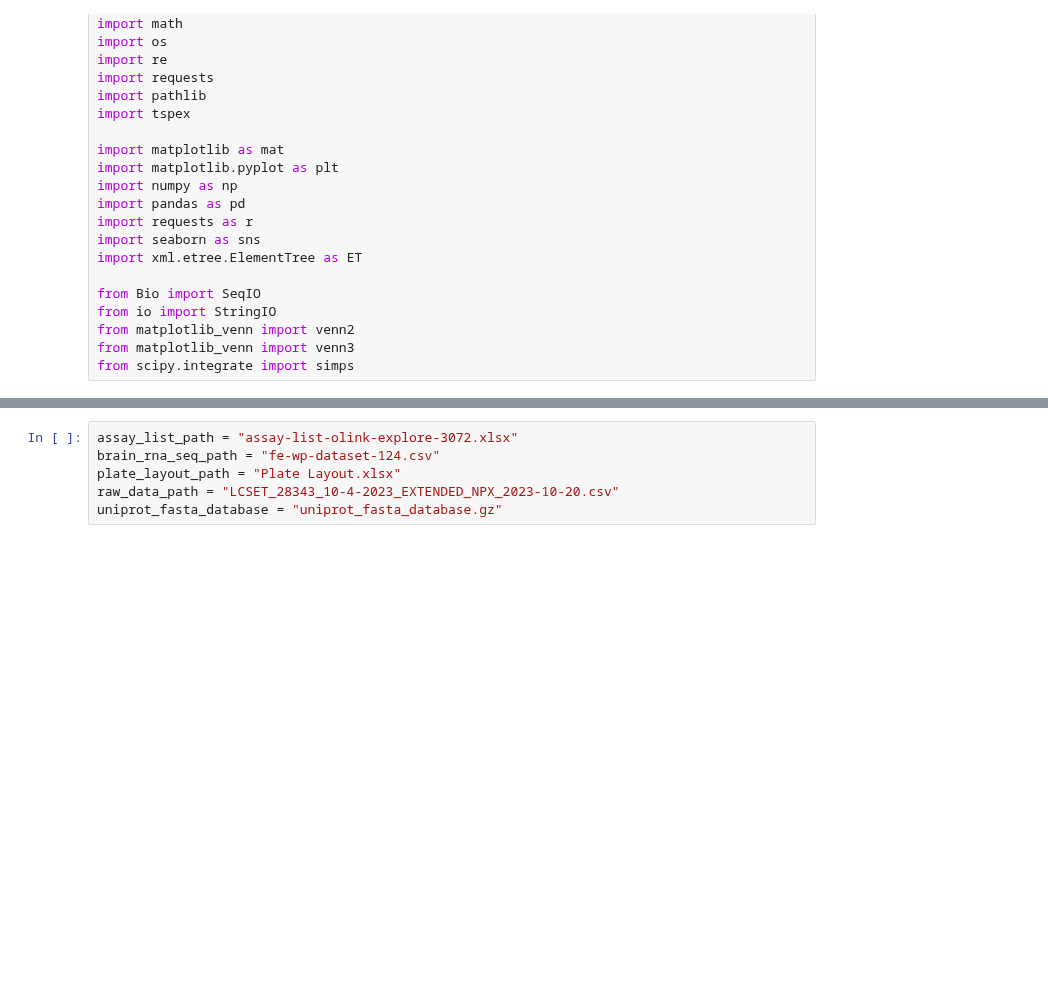
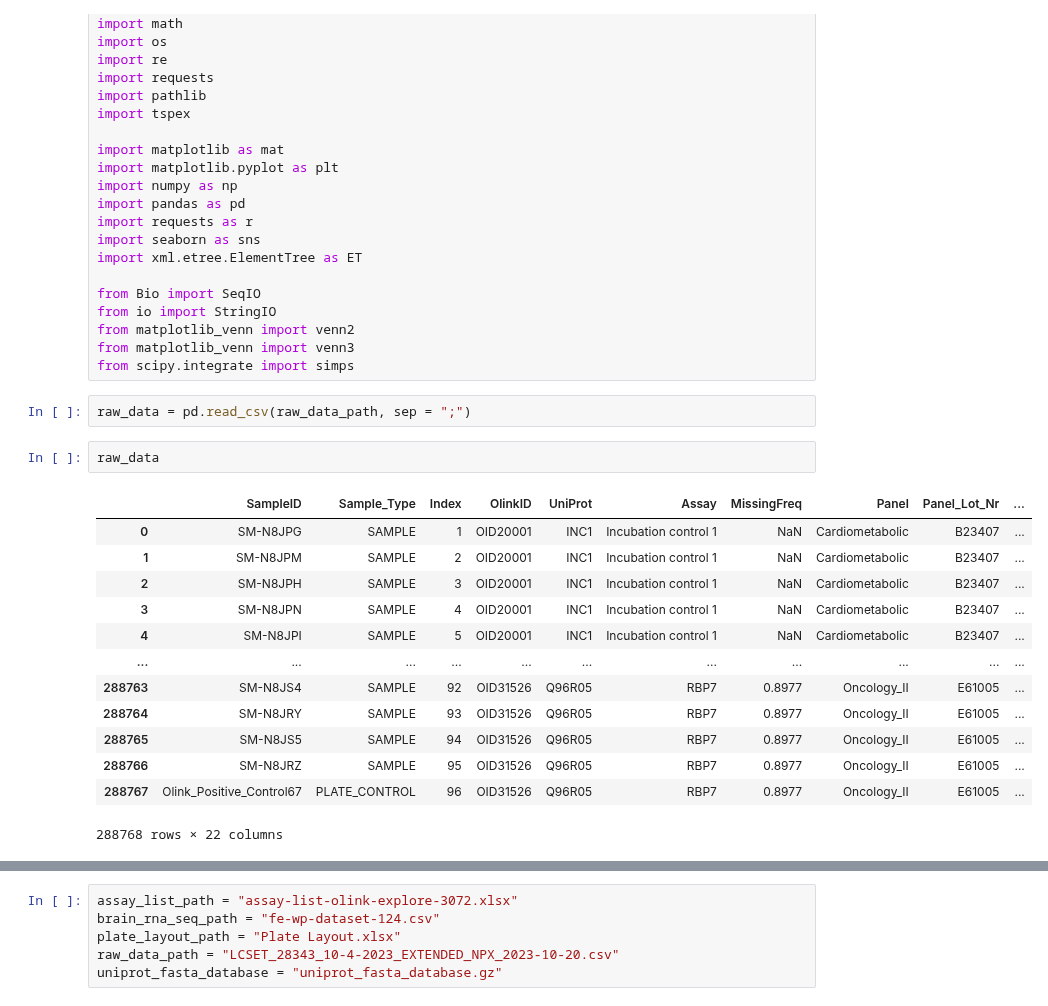
Before and after one commit to Walt-Lab/bdev_mass_spec, a Jupyter notebook: olink_analysis_final.ipynb, the cells around one changed output, grey strips where cells are left out. Cells and saved outputs as stored; diff of their text form; blank space fills up the shorter version.

```diff
--- a/olink_analysis_final.ipynb
+++ b/olink_analysis_final.ipynb
@@ -27,3 +27,21 @@ from io import StringIO
 from matplotlib_venn import venn2
 from matplotlib_venn import venn3
 from scipy.integrate import simps
+# %%
+raw_data = pd.read_csv(raw_data_path, sep = ";")
+# %%
+raw_data
+# %% [output]
+|  | SampleID | Sample_Type | Index | OlinkID | UniProt | Assay | MissingFreq | Panel | Panel_Lot_Nr | ... |
+| 0 | SM-N8JPG | SAMPLE | 1 | OID20001 | INC1 | Incubation control 1 | NaN | Cardiometabolic | B23407 | ... |
+| 1 | SM-N8JPM | SAMPLE | 2 | OID20001 | INC1 | Incubation control 1 | NaN | Cardiometabolic | B23407 | ... |
+| 2 | SM-N8JPH | SAMPLE | 3 | OID20001 | INC1 | Incubation control 1 | NaN | Cardiometabolic | B23407 | ... |
+| 3 | SM-N8JPN | SAMPLE | 4 | OID20001 | INC1 | Incubation control 1 | NaN | Cardiometabolic | B23407 | ... |
+| 4 | SM-N8JPI | SAMPLE | 5 | OID20001 | INC1 | Incubation control 1 | NaN | Cardiometabolic | B23407 | ... |
+| ... | ... | ... | ... | ... | ... | ... | ... | ... | ... | ... |
+| 288763 | SM-N8JS4 | SAMPLE | 92 | OID31526 | Q96R05 | RBP7 | 0.8977 | Oncology_II | E61005 | ... |
+| 288764 | SM-N8JRY | SAMPLE | 93 | OID31526 | Q96R05 | RBP7 | 0.8977 | Oncology_II | E61005 | ... |
+| 288765 | SM-N8JS5 | SAMPLE | 94 | OID31526 | Q96R05 | RBP7 | 0.8977 | Oncology_II | E61005 | ... |
+| 288766 | SM-N8JRZ | SAMPLE | 95 | OID31526 | Q96R05 | RBP7 | 0.8977 | Oncology_II | E61005 | ... |
+| 288767 | Olink_Positive_Control67 | PLATE_CONTROL | 96 | OID31526 | Q96R05 | RBP7 | 0.8977 | Oncology_II | E61005 | ... |
+288768 rows × 22 columns
```
Also changed, not shown: parts of 32 cells of this notebook.
